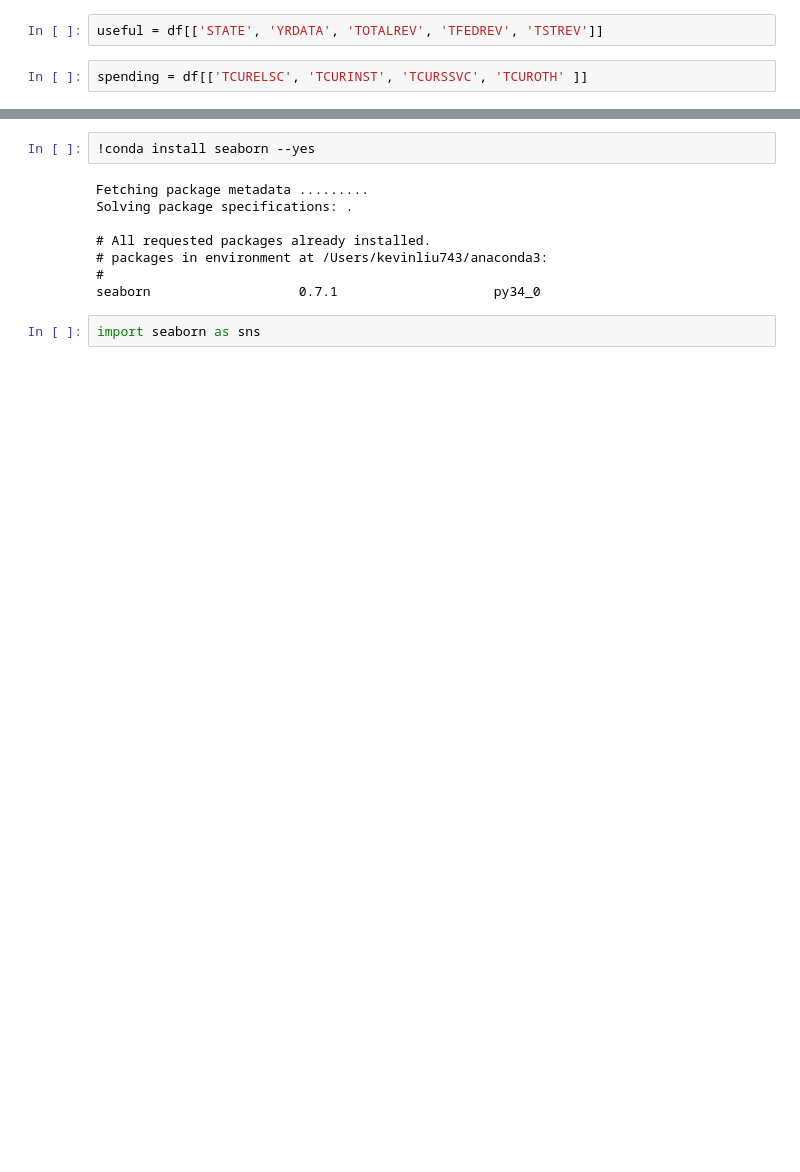
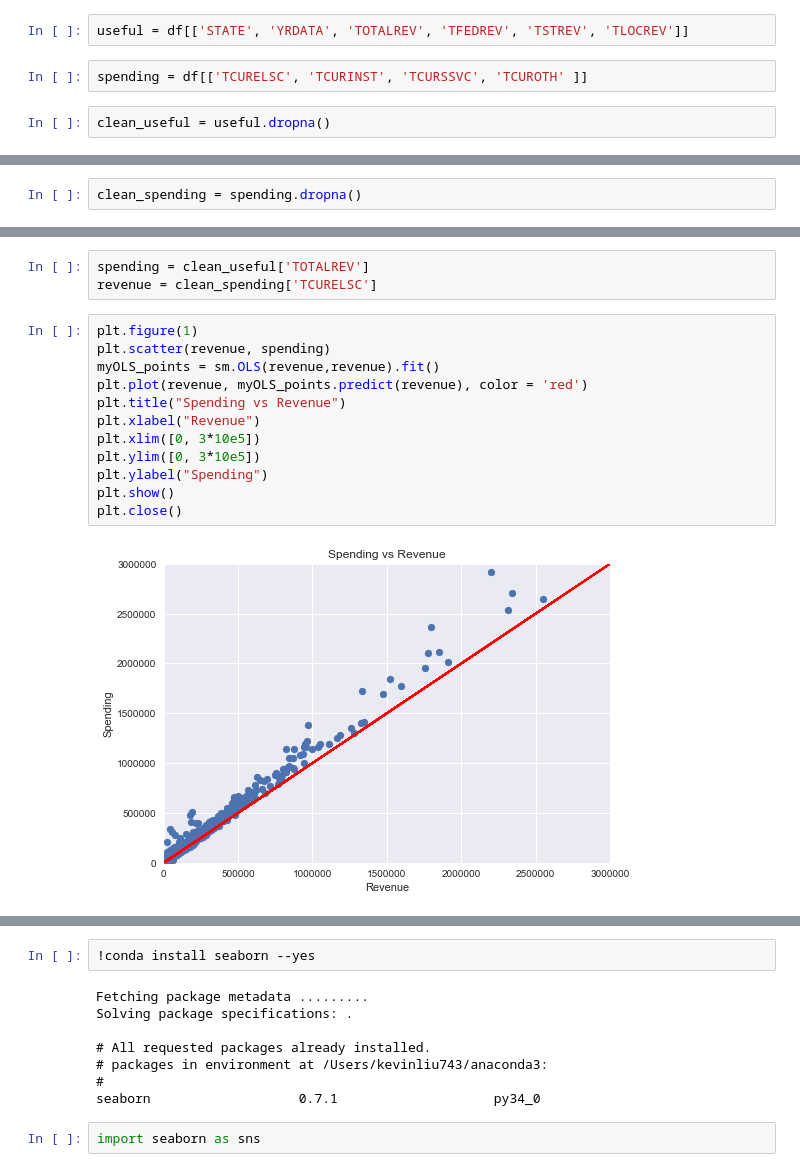
Before and after one commit to kevinliu743/Data-Science-Decal-Fall-2017, a Jupyter notebook: Project 1/Project 1 - School System Finances.ipynb, the cells around one changed output, grey strips where cells are left out. Cells and saved outputs as stored; diff of their text form; blank space fills up the shorter version.

```diff
--- a/Project 1/Project 1 - School System Finances.ipynb
+++ b/Project 1/Project 1 - School System Finances.ipynb
@@ -75,7 +75,9 @@ Index(['STATE', 'IDCENSUS', 'NAME', 'CONUM', 'CSA', 'CBSA', 'SCHLEV', 'NCESID',
        'W61'],
       dtype='object', length=141)
 # %%
-useful = df[['STATE', 'YRDATA', 'TOTALREV', 'TFEDREV', 'TSTREV']]
+useful = df[['STATE', 'YRDATA', 'TOTALREV', 'TFEDREV', 'TSTREV', 'TLOCREV']]
 # %%
 spending = df[['TCURELSC', 'TCURINST', 'TCURSSVC', 'TCUROTH' ]]
+# %%
+clean_useful = useful.dropna()
 # %%
@@ -90 +104,3 @@ useful.head()
+# %%
+clean_spending = spending.dropna()
 # %%
@@ -98,0 +127,17 @@ spending.head()
+# %%
+spending = clean_useful['TOTALREV']
+revenue = clean_spending['TCURELSC']
+# %%
+plt.figure(1)
+plt.scatter(revenue, spending)
+myOLS_points = sm.OLS(revenue,revenue).fit()
+plt.plot(revenue, myOLS_points.predict(revenue), color = 'red')
+plt.title("Spending vs Revenue")
+plt.xlabel("Revenue")
+plt.xlim([0, 3*10e5])
+plt.ylim([0, 3*10e5])
+plt.ylabel("Spending")
+plt.show()
+plt.close()
+# %% [output]
+[figure, added]
```
Also changed, not shown: parts of 13 cells of this notebook, 3 other files.
